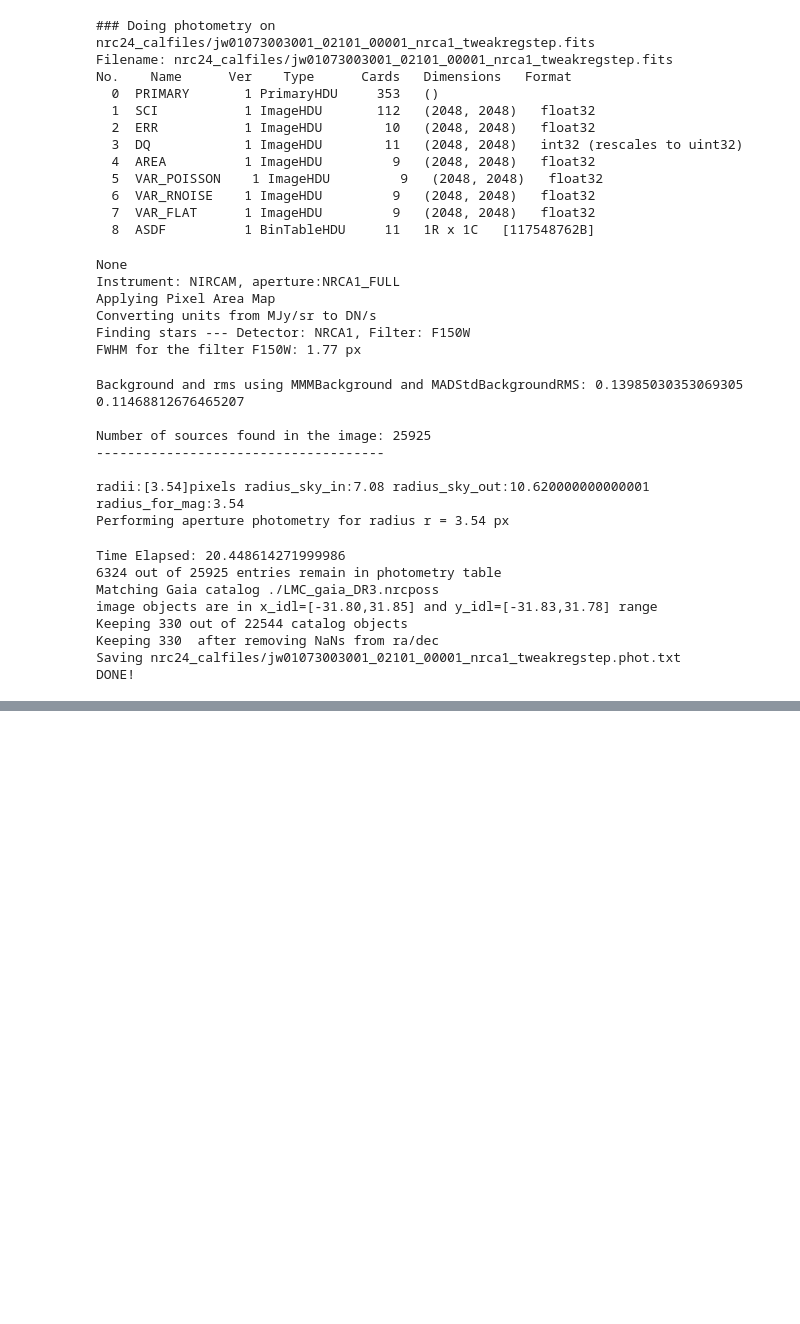
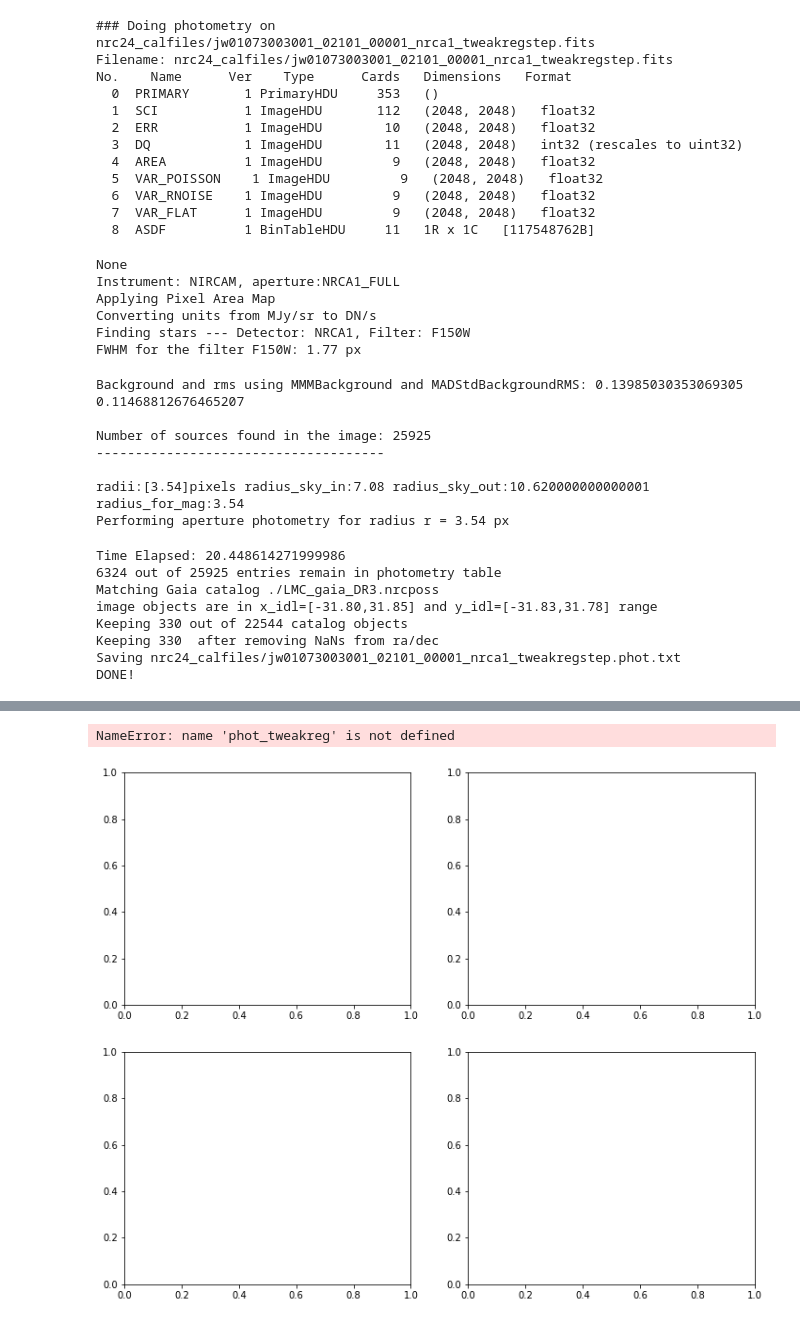
Before and after one commit to arminrest/jwst_distortions_tools, a Jupyter notebook: tweakreg_hack-bincut.ipynb, the cells around one changed output, grey strips where cells are left out. Saved outputs shown, nothing was run; the diff lists cells and outputs as text; code cells hidden in the pictures; blank space fills up the shorter version.

```diff
--- a/tweakreg_hack-bincut.ipynb
+++ b/tweakreg_hack-bincut.ipynb
@@ -678,0 +758,50 @@ i:04 mean:0.001043(0.005000) stdev:0.083375(0.003530) X2norm:1.00 Nchanged:0 Ngo
+# %%
+# plot the good measurments after the 3-sigma cut
+saveplot=False
+sp=[]
+xfigsize=12.0
+yfigsize=10.0
+plt.figure(figsize=(xfigsize,yfigsize))
+sp.append(plt.subplot(221))
+sp.append(plt.subplot(222))
+sp.append(plt.subplot(223))
+sp.append(plt.subplot(224))
+ixs_tweakreg_cut = phot_tweakreg.statparams['ix_good']
+
+if re.search('5$|LONG$',hdr["detector"]) is not None:
+    pixelscale=0.06
+else:
+    pixelscale=0.03
+
+phot_tweakreg.t.loc[ixs_tweakreg_roughcut].plot.scatter('y','dx',ax=sp[0],color='red')
+phot_tweakreg.t.loc[ixs_tweakreg_cut].plot.scatter('y','dx',ax=sp[0],ylabel='dx in pixels',title = f'{hdr["detector"]} {hdr["filter"]}, stdev = {dx_statparams["stdev"]:.3f} px = {dx_statparams["stdev"]*pixelscale*1000:.2f} mas')
+sp[0].axhline(0.0,  color='black',linestyle='--', linewidth=1.3)
+phot_tweakreg.t.loc[ixs_tweakreg_roughcut].plot.scatter('x','dx',ax=sp[1],color='red')
+phot_tweakreg.t.loc[ixs_tweakreg_cut].plot.scatter('x','dx',ax=sp[1],ylabel='dx in pixels',title = f'{hdr["detector"]} {hdr["filter"]}, stdev = {dx_statparams["stdev"]:.3f} px = {dx_statparams["stdev"]*pixelscale*1000:.2f} mas')
+sp[1].axhline(0.0,  color='black',linestyle='--', linewidth=1.3)
+
+phot_tweakreg.t.loc[ixs_tweakreg_roughcut].plot.scatter('x','dy',ax=sp[2],color='red')
+phot_tweakreg.t.loc[ixs_tweakreg_cut].plot.scatter('x','dy',ax=sp[2],ylabel='dy in pixels',title = f'{hdr["detector"]} {hdr["filter"]}, stdev = {dy_statparams["stdev"]:.3f} px = {dy_statparams["stdev"]*pixelscale*1000:.2f} mas')
+sp[2].axhline(0.0,  color='black',linestyle='--', linewidth=1.3)
+phot_tweakreg.t.loc[ixs_tweakreg_roughcut].plot.scatter('y','dy',ax=sp[3],color='red')
+phot_tweakreg.t.loc[ixs_tweakreg_cut].plot.scatter('y','dy',ax=sp[3],ylabel='dy in pixels',title =  f'{hdr["detector"]} {hdr["filter"]}, stdev = {dy_statparams["stdev"]:.3f} px = {dy_statparams["stdev"]*pixelscale*1000:.2f} mas')
+sp[3].axhline(0.0,  color='black',linestyle='--', linewidth=1.3)
+for i in range(4):
+    plt.setp(sp[i].get_xticklabels(),'fontsize',12)
+    plt.setp(sp[i].get_yticklabels(),'fontsize',12)
+    sp[i].set_xlabel(sp[i].get_xlabel(),fontsize=14)
+    sp[i].set_ylabel(sp[i].get_ylabel(),fontsize=14)
+    sp[i].set_title(sp[i].get_title(),fontsize=14)
+
+plt.tight_layout()
+
+if saveplot:
+    tweakreg_plotfilename = re.sub('\.fits$','',tweakreg_image)
+    tweakreg_plotfilename+='.png'
+    print(f'Saving {tweakreg_plotfilename}')
+    plt.savefig(f'{tweakreg_plotfilename}')
+    #outdir='.'
+    #plt.savefig(f'{outdir}/{hdr["detector"]}.{hdr["filter"]}.png')
+# %% [output]
+NameError: name 'phot_tweakreg' is not defined
+[figure, added]
```
Also changed, not shown: parts of 14 cells of this notebook, 4 other files.
